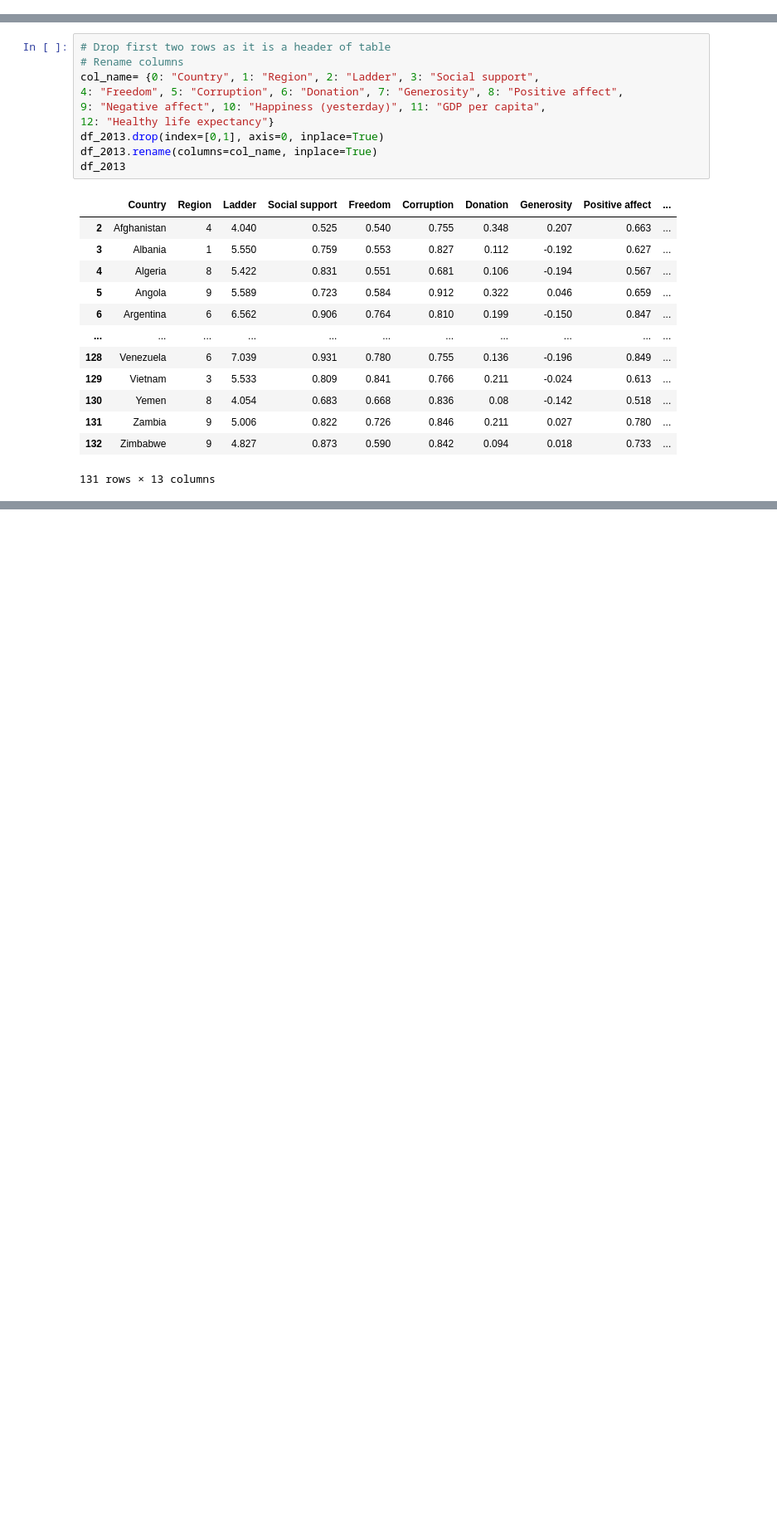
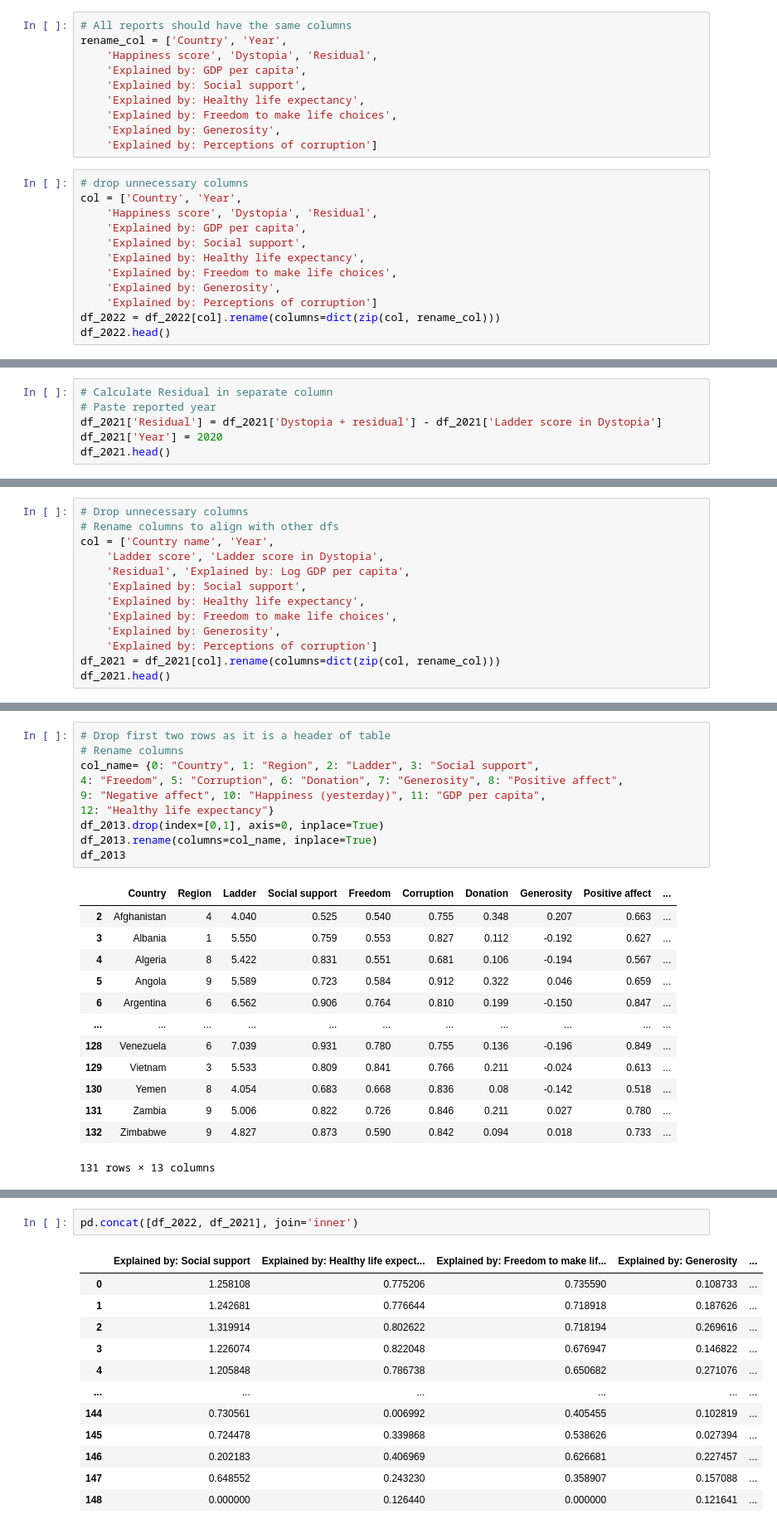
Before and after one commit to angkohtenko/World_Happiness_Report, a Jupyter notebook: Clean_data.ipynb, the cells around one changed output, grey strips where cells are left out. Shown: that part at 83% size. Drawn from its saved outputs; the diff is of its cells as text; blank space fills up the shorter version.

Commit message:
read all reports

```diff
--- a/Clean_data.ipynb
+++ b/Clean_data.ipynb
@@ -16,0 +53,22 @@ df_2022.head()
+# %%
+# All reports should have the same columns
+rename_col = ['Country', 'Year',
+    'Happiness score', 'Dystopia', 'Residual',
+    'Explained by: GDP per capita',
+    'Explained by: Social support',
+    'Explained by: Healthy life expectancy',
+    'Explained by: Freedom to make life choices',
+    'Explained by: Generosity',
+    'Explained by: Perceptions of corruption']
+# %%
+# drop unnecessary columns
+col = ['Country', 'Year',
+    'Happiness score', 'Dystopia', 'Residual',
+    'Explained by: GDP per capita',
+    'Explained by: Social support',
+    'Explained by: Healthy life expectancy',
+    'Explained by: Freedom to make life choices',
+    'Explained by: Generosity',
+    'Explained by: Perceptions of corruption']
+df_2022 = df_2022[col].rename(columns=dict(zip(col, rename_col)))
+df_2022.head()
@@ -26,0 +114,6 @@ df_2021.head()
+# %%
+# Calculate Residual in separate column
+# Paste reported year
+df_2021['Residual'] = df_2021['Dystopia + residual'] - df_2021['Ladder score in Dystopia']
+df_2021['Year'] = 2020
+df_2021.head()
@@ -26,0 +128,13 @@ df_2021.head()
+# %%
+# Drop unnecessary columns
+# Rename columns to align with other dfs
+col = ['Country name', 'Year',
+    'Ladder score', 'Ladder score in Dystopia',
+    'Residual', 'Explained by: Log GDP per capita',
+    'Explained by: Social support',
+    'Explained by: Healthy life expectancy',
+    'Explained by: Freedom to make life choices',
+    'Explained by: Generosity',
+    'Explained by: Perceptions of corruption']
+df_2021 = df_2021[col].rename(columns=dict(zip(col, rename_col)))
+df_2021.head()
@@ -302,0 +718,15 @@ df_2013
+# %%
+pd.concat([df_2022, df_2021], join='inner')
+# %% [output]
+|  | Explained by: Social support | Explained by: Healthy life expect... | Explained by: Freedom to make lif... | Explained by: Generosity | ... |
+| 0 | 1.258108 | 0.775206 | 0.735590 | 0.108733 | ... |
+| 1 | 1.242681 | 0.776644 | 0.718918 | 0.187626 | ... |
+| 2 | 1.319914 | 0.802622 | 0.718194 | 0.269616 | ... |
+| 3 | 1.226074 | 0.822048 | 0.676947 | 0.146822 | ... |
+| 4 | 1.205848 | 0.786738 | 0.650682 | 0.271076 | ... |
+| ... | ... | ... | ... | ... | ... |
+| 144 | 0.730561 | 0.006992 | 0.405455 | 0.102819 | ... |
+| 145 | 0.724478 | 0.339868 | 0.538626 | 0.027394 | ... |
+| 146 | 0.202183 | 0.406969 | 0.626681 | 0.227457 | ... |
+| 147 | 0.648552 | 0.243230 | 0.358907 | 0.157088 | ... |
+| 148 | 0.000000 | 0.126440 | 0.000000 | 0.121641 | ... |
```
Also changed, not shown: parts of 51 cells of this notebook, 1 other file.
